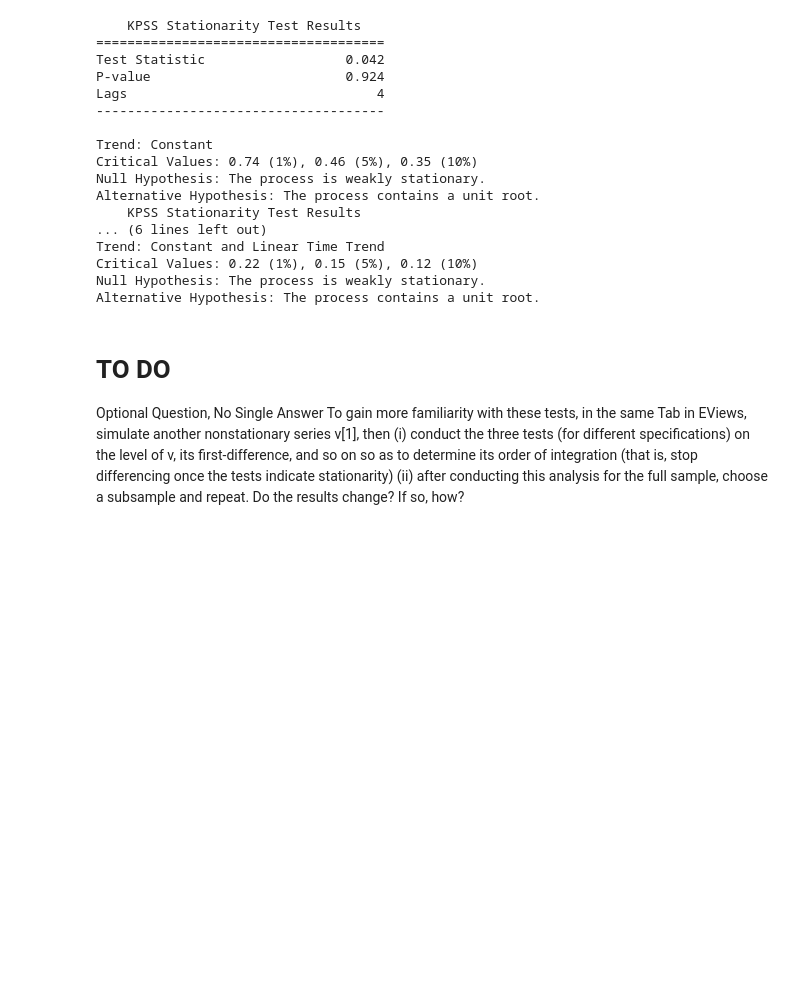
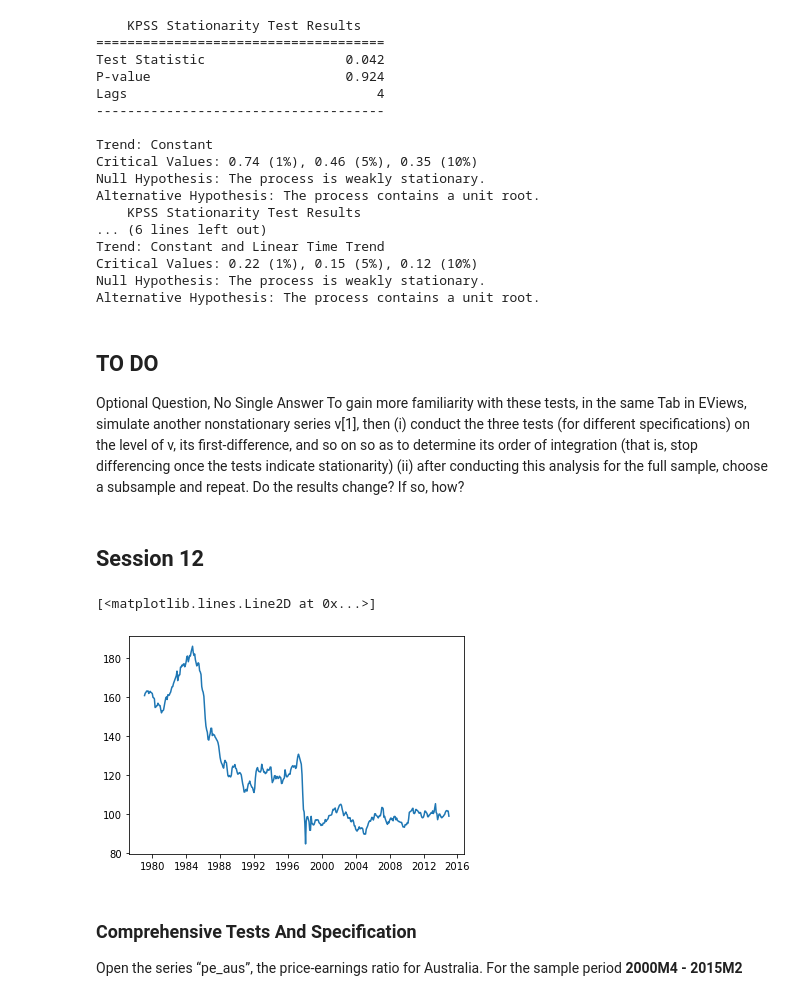
Before and after one commit to goncalosilvame/mf_forecasting, a Jupyter notebook: Module 3B - Working with non stationary.ipynb, the cells around one changed output. Saved outputs shown, nothing was run; the diff lists cells and outputs as text; code cells hidden in the pictures; blank space fills up the shorter version.

Commit message:
End Module 3

```diff
--- a/Module 3B - Working with non stationary.ipynb
+++ b/Module 3B - Working with non stationary.ipynb
@@ -485,6 +485,22 @@ Critical Values: 0.22 (1%), 0.15 (5%), 0.12 (10%)
 Null Hypothesis: The process is weakly stationary.
 Alternative Hypothesis: The process contains a unit root.
 # %% [markdown]
-# TO DO
+## TO DO
 Optional Question, No Single Answer
 To gain more familiarity with these tests, in the same Tab in EViews, simulate another nonstationary series v[1], then (i) conduct the three tests (for different specifications) on the level of v, its first-difference, and so on so as to determine its order of integration (that is, stop differencing once the tests indicate stationarity) (ii) after conducting this analysis for the full sample, choose a subsample and repeat. Do the results change? If so, how?
+# %% [markdown]
+## Session 12
+# %%
+# Malasia REER graph
+import pandas as pd
+import matplotlib.pyplot as plt
+reer = pd.read_csv('Module3_data\module3_data_REER.csv')
+reer.index = pd.date_range(start='1979-01-01',periods=len(reer.reer_mys),freq='M')
+plt.plot(reer.reer_mys)
+# %% [output]
+[<matplotlib.lines.Line2D at 0x...>]
+[figure, added]
+# %% [markdown]
+### Comprehensive Tests And Specification
+
+Open the series “pe_aus”, the price-earnings ratio for Australia. For the sample period **2000M4 - 2015M2**
```
Also changed, not shown: parts of 26 cells of this notebook.
